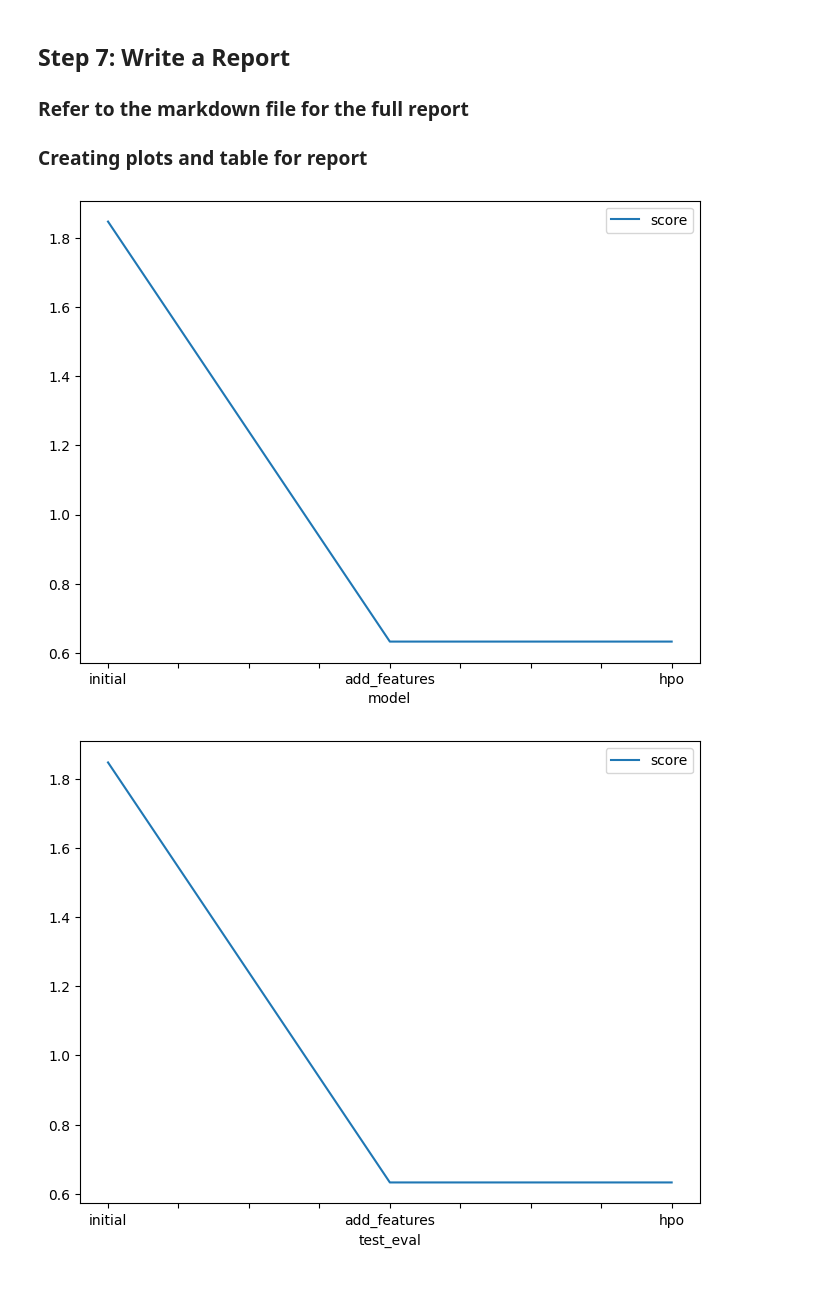
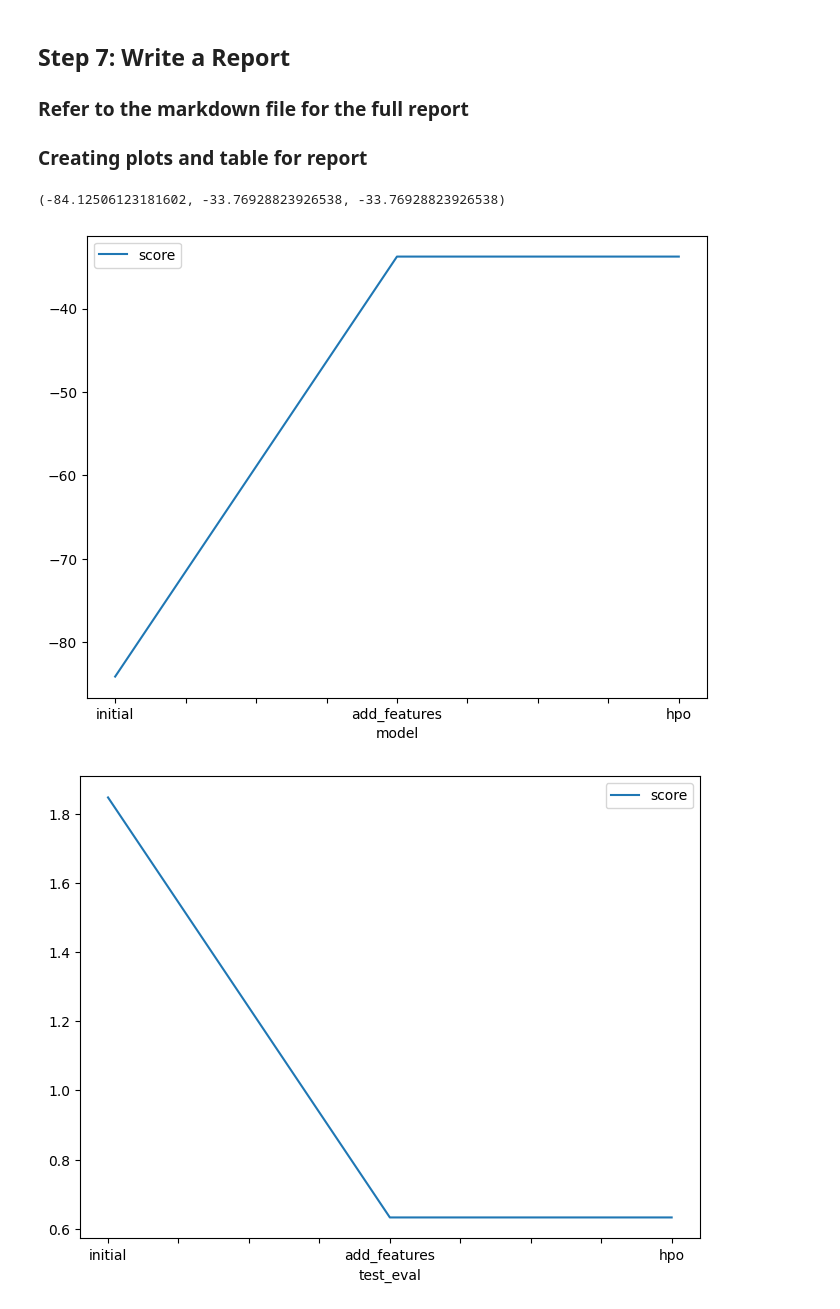
Before and after one commit to AhmedMousa-ag/cd0385-project-starter, a Jupyter notebook: project/project-notebook.ipynb, the cells around one changed output. Drawn from its saved outputs; the diff is of its cells as text; code cells hidden in the pictures.

```diff
--- a/project/project-notebook.ipynb
+++ b/project/project-notebook.ipynb
@@ -221,7 +221,7 @@ if not os.path.exists(model_save_path):
     os.makedirs(model_save_path)
 # %%
 predictor = TabularPredictor(label='count',
-                            eval_metric='mean_absolute_error',
+                            eval_metric='root_mean_squared_error',
                             path=model_save_path,
                                                 ).fit(train,
                                                time_limit=600,
@@ -445,7 +425,7 @@ array([[<AxesSubplot: title={'center': 'datetime'}>,
 ## Step 5: Rerun the model with the same settings as before, just with more features
 # %%
 predictor_new_features = TabularPredictor(label='count',
-                            eval_metric='mean_squared_error',
+                            eval_metric='root_mean_squared_error',
                             path=model_save_path
                                             ).fit(train,
                                                time_limit=600,
@@ -554,10 +599,12 @@ submission.csv                      2022-12-18 15:08:23  first raw submission
 # %%
 predictor_new_hpo = TabularPredictor(label='count',
-                            eval_metric='mean_absolute_error',
+                            eval_metric='root_mean_squared_error',
                             path=model_save_path
                                             ).fit(train,
                                                time_limit=600,
-                                               presets='best_quality')
+                                               presets='best_quality',
+                                               hyperparameters=hyperparameters,
+                                                hyperparameter_tune_kwargs=hyperparameter_tune_kwargs)
 # %% [output]
 Warning: path already exists! This predictor may overwrite an existing predictor! path="saved_models"
 Presets specified: ['best_quality']
@@ -660,18 +714,24 @@ submission_added_new_features_.csv  2022-12-18 15:09:07  new features
 ## Step 7: Write a Report
 ### Refer to the markdown file for the full report
 ### Creating plots and table for report
+# %%
+score1,score2,score3
+# %% [output]
+(-84.12506123181602, -33.76928823926538, -33.76928823926538)
 # %%
 # Taking the top model score from each training run and creating a line plot to show improvement
 # You can create these in the notebook and save them to PNG or use some other tool (e.g. google sheets, excel)
 fig = pd.DataFrame(
     {
         "model": ["initial", "add_features", "hpo",],
-        "score": [1.84672, 0.63296, 0.63296]
+        "score": [predictor.leaderboard(silent=True)['score_val'][0],
+          predictor_new_features.leaderboard(silent=True)['score_val'][0],
+          predictor_new_hpo.leaderboard(silent=True)['score_val'][0]]
     }
 ).plot(x="model", y="score", figsize=(8, 6)).get_figure()
 fig.savefig('model_train_score.png')
 # %% [output]
-[figure, old version]
+[figure, new version]
 # %%
 # Take the 3 kaggle scores and creating a line plot to show improvement
 fig = pd.DataFrame(
```
Also changed, not shown: parts of 22 cells of this notebook, 3 other files.
